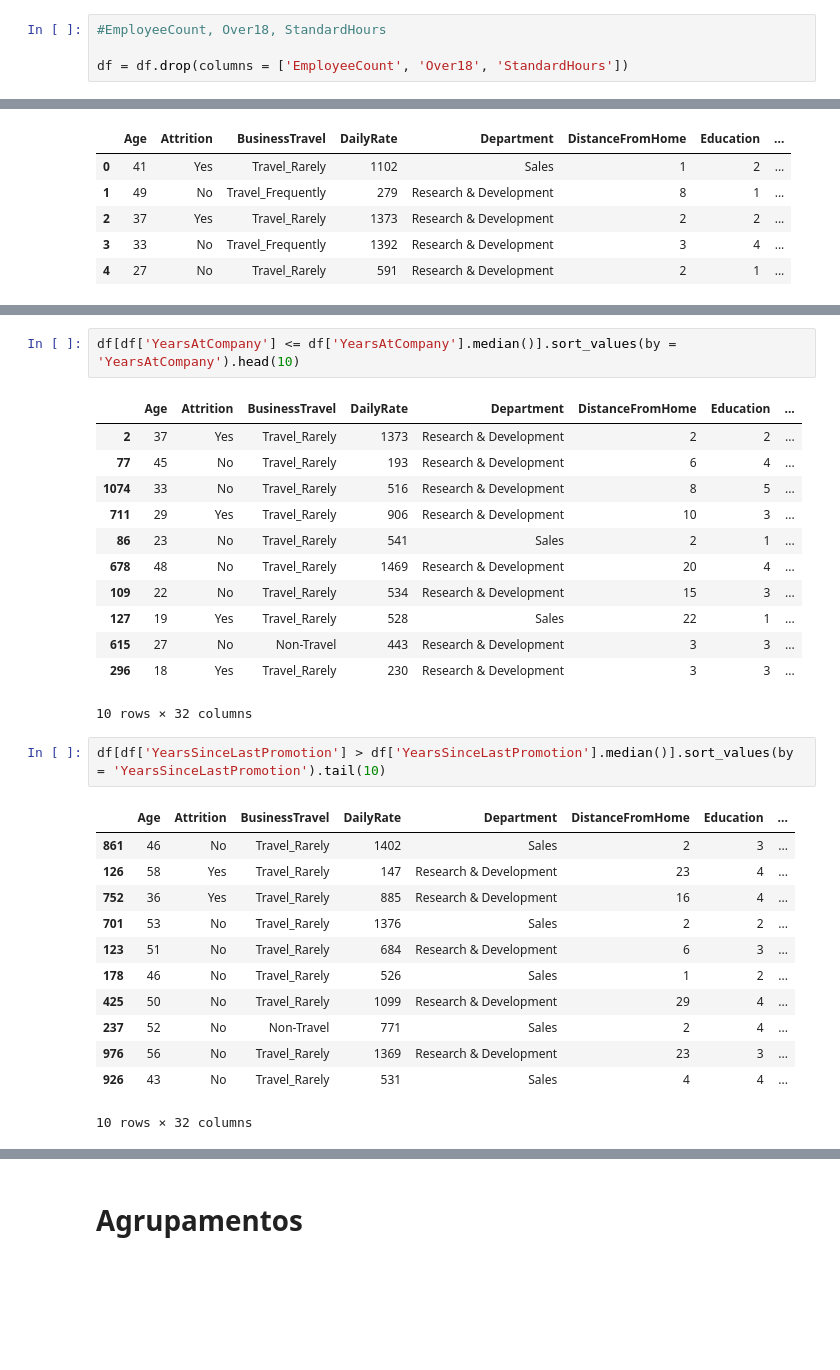
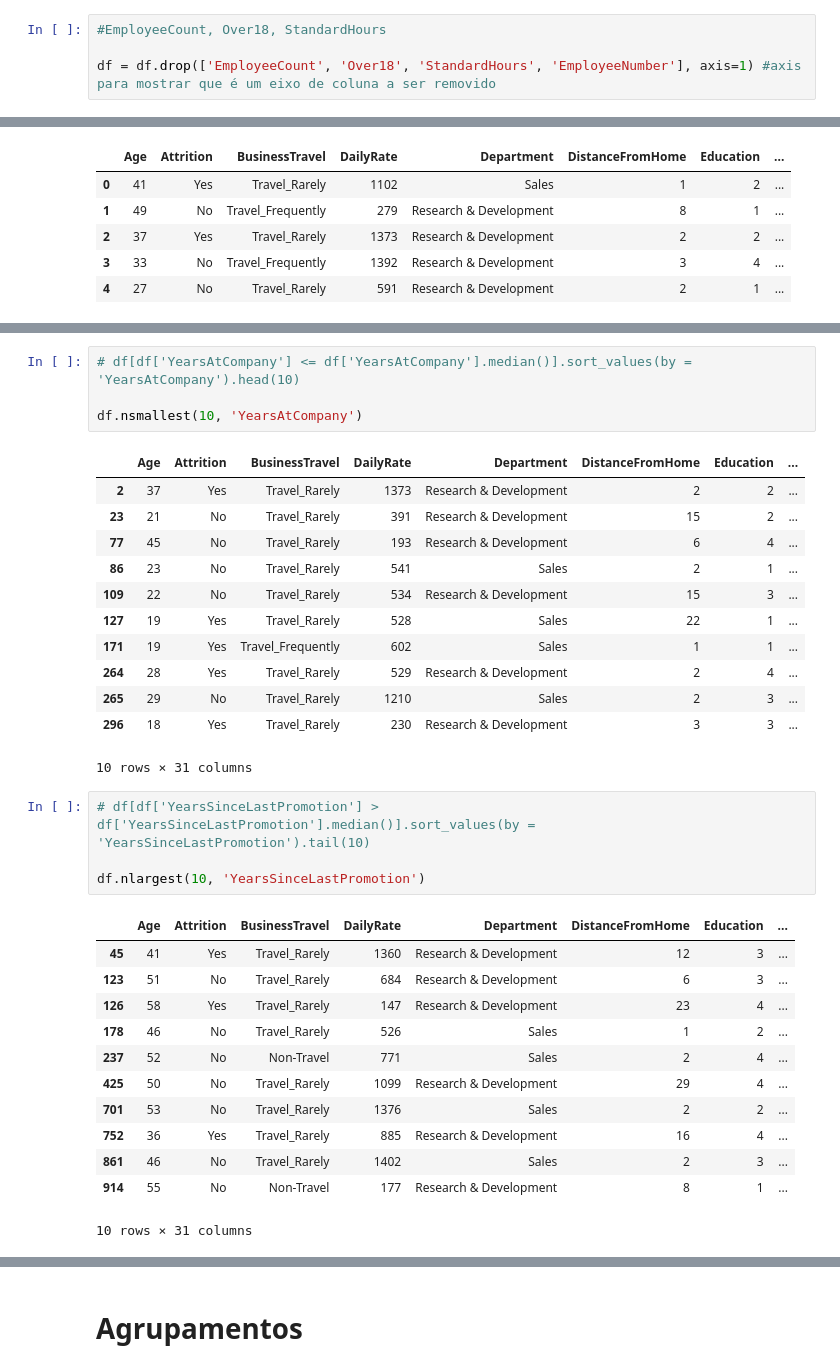
Before and after one commit to stephanyresque/projeto-IBM, a Jupyter notebook: projeto_IBM.ipynb, the cells around one changed output, grey strips where cells are left out. Drawn from its saved outputs; the diff is of its cells as text; blank space fills up the shorter version.

```diff
--- a/projeto_IBM.ipynb
+++ b/projeto_IBM.ipynb
@@ -380,7 +380,7 @@ with pd.option_context('display.max_columns', 35):
 # %%
 #EmployeeCount, Over18, StandardHours
 
-df = df.drop(columns = ['EmployeeCount', 'Over18', 'StandardHours'])
+df = df.drop(['EmployeeCount', 'Over18', 'StandardHours', 'EmployeeNumber'], axis=1) #axis para mostrar que é um eixo de coluna a ser removido
 # %%
 with pd.option_context('display.max_columns', 35):
   display(df.head())
@@ -452,30 +458,34 @@ df[df['YearsAtCompany'] > df['YearsAtCompany'].median()].sort_values(by = 'Years
 # %%
-df[df['YearsAtCompany'] <= df['YearsAtCompany'].median()].sort_values(by = 'YearsAtCompany').head(10)
+# df[df['YearsAtCompany'] <= df['YearsAtCompany'].median()].sort_values(by = 'YearsAtCompany').head(10)
+
+df.nsmallest(10, 'YearsAtCompany')
 # %% [output]
 |  | Age | Attrition | BusinessTravel | DailyRate | Department | DistanceFromHome | Education | ... |
 | 2 | 37 | Yes | Travel_Rarely | 1373 | Research & Development | 2 | 2 | ... |
+| 23 | 21 | No | Travel_Rarely | 391 | Research & Development | 15 | 2 | ... |
 | 77 | 45 | No | Travel_Rarely | 193 | Research & Development | 6 | 4 | ... |
-| 1074 | 33 | No | Travel_Rarely | 516 | Research & Development | 8 | 5 | ... |
-| 711 | 29 | Yes | Travel_Rarely | 906 | Research & Development | 10 | 3 | ... |
 | 86 | 23 | No | Travel_Rarely | 541 | Sales | 2 | 1 | ... |
-| 678 | 48 | No | Travel_Rarely | 1469 | Research & Development | 20 | 4 | ... |
 | 109 | 22 | No | Travel_Rarely | 534 | Research & Development | 15 | 3 | ... |
 | 127 | 19 | Yes | Travel_Rarely | 528 | Sales | 22 | 1 | ... |
-| 615 | 27 | No | Non-Travel | 443 | Research & Development | 3 | 3 | ... |
+| 171 | 19 | Yes | Travel_Frequently | 602 | Sales | 1 | 1 | ... |
+| 264 | 28 | Yes | Travel_Rarely | 529 | Research & Development | 2 | 4 | ... |
+| 265 | 29 | No | Travel_Rarely | 1210 | Sales | 2 | 3 | ... |
 | 296 | 18 | Yes | Travel_Rarely | 230 | Research & Development | 3 | 3 | ... |
-10 rows × 32 columns
+10 rows × 31 columns
 # %%
-df[df['YearsSinceLastPromotion'] > df['YearsSinceLastPromotion'].median()].sort_values(by = 'YearsSinceLastPromotion').tail(10)
+# df[df['YearsSinceLastPromotion'] > df['YearsSinceLastPromotion'].median()].sort_values(by = 'YearsSinceLastPromotion').tail(10)
+
+df.nlargest(10, 'YearsSinceLastPromotion')
 # %% [output]
 |  | Age | Attrition | BusinessTravel | DailyRate | Department | DistanceFromHome | Education | ... |
+| 45 | 41 | Yes | Travel_Rarely | 1360 | Research & Development | 12 | 3 | ... |
+| 123 | 51 | No | Travel_Rarely | 684 | Research & Development | 6 | 3 | ... |
+| 126 | 58 | Yes | Travel_Rarely | 147 | Research & Development | 23 | 4 | ... |
+| 178 | 46 | No | Travel_Rarely | 526 | Sales | 1 | 2 | ... |
+| 237 | 52 | No | Non-Travel | 771 | Sales | 2 | 4 | ... |
+| 425 | 50 | No | Travel_Rarely | 1099 | Research & Development | 29 | 4 | ... |
+| 701 | 53 | No | Travel_Rarely | 1376 | Sales | 2 | 2 | ... |
+| 752 | 36 | Yes | Travel_Rarely | 885 | Research & Development | 16 | 4 | ... |
 | 861 | 46 | No | Travel_Rarely | 1402 | Sales | 2 | 3 | ... |
-| 126 | 58 | Yes | Travel_Rarely | 147 | Research & Development | 23 | 4 | ... |
-| 752 | 36 | Yes | Travel_Rarely | 885 | Research & Development | 16 | 4 | ... |
-| 701 | 53 | No | Travel_Rarely | 1376 | Sales | 2 | 2 | ... |
-| 123 | 51 | No | Travel_Rarely | 684 | Research & Development | 6 | 3 | ... |
-| 178 | 46 | No | Travel_Rarely | 526 | Sales | 1 | 2 | ... |
-| 425 | 50 | No | Travel_Rarely | 1099 | Research & Development | 29 | 4 | ... |
-| 237 | 52 | No | Non-Travel | 771 | Sales | 2 | 4 | ... |
-| 976 | 56 | No | Travel_Rarely | 1369 | Research & Development | 23 | 3 | ... |
-| 926 | 43 | No | Travel_Rarely | 531 | Sales | 4 | 4 | ... |
+| 914 | 55 | No | Non-Travel | 177 | Research & Development | 8 | 1 | ... |
-10 rows × 32 columns
+10 rows × 31 columns
```
Also changed, not shown: parts of 7 cells of this notebook.
